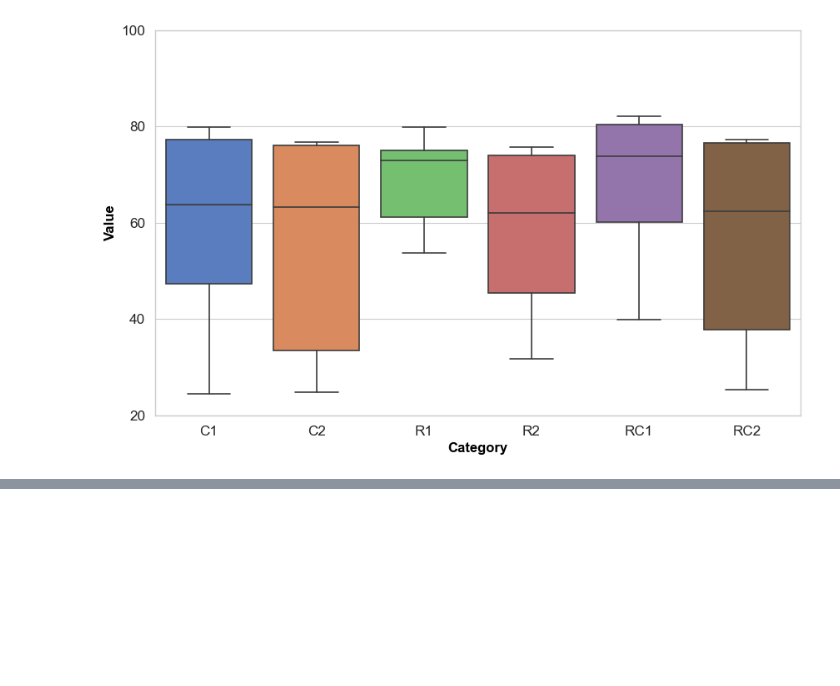
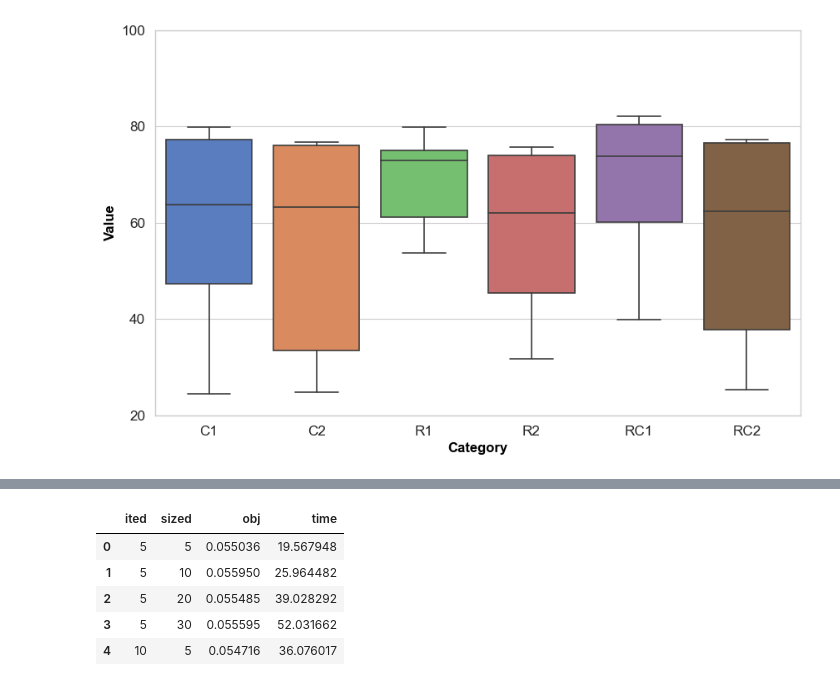
Before and after one commit to hwnginsoict/dvrpsd, a Jupyter notebook: experiment/experiment.ipynb, the cells around one changed output, grey strips where cells are left out. Cells and saved outputs as stored; diff of their text form; code cells hidden in the pictures; blank space fills up the shorter version.

```diff
--- a/experiment/experiment.ipynb
+++ b/experiment/experiment.ipynb
@@ -169,0 +181,15 @@ plt.show()
+# %%
+cp_merge = combined_CP.groupby(['ited','sized']).agg({
+    'obj': 'mean',
+    'time': 'mean'
+}).reset_index()
+
+# Display the result
+cp_merge.head()
+# %% [output]
+|  | ited | sized | obj | time |
+| 0 | 5 | 5 | 0.055036 | 19.567948 |
+| 1 | 5 | 10 | 0.055950 | 25.964482 |
+| 2 | 5 | 20 | 0.055485 | 39.028292 |
+| 3 | 5 | 30 | 0.055595 | 52.031662 |
+| 4 | 10 | 5 | 0.054716 | 36.076017 |
```
Also changed, not shown: parts of 2 cells of this notebook, 9 other files.
